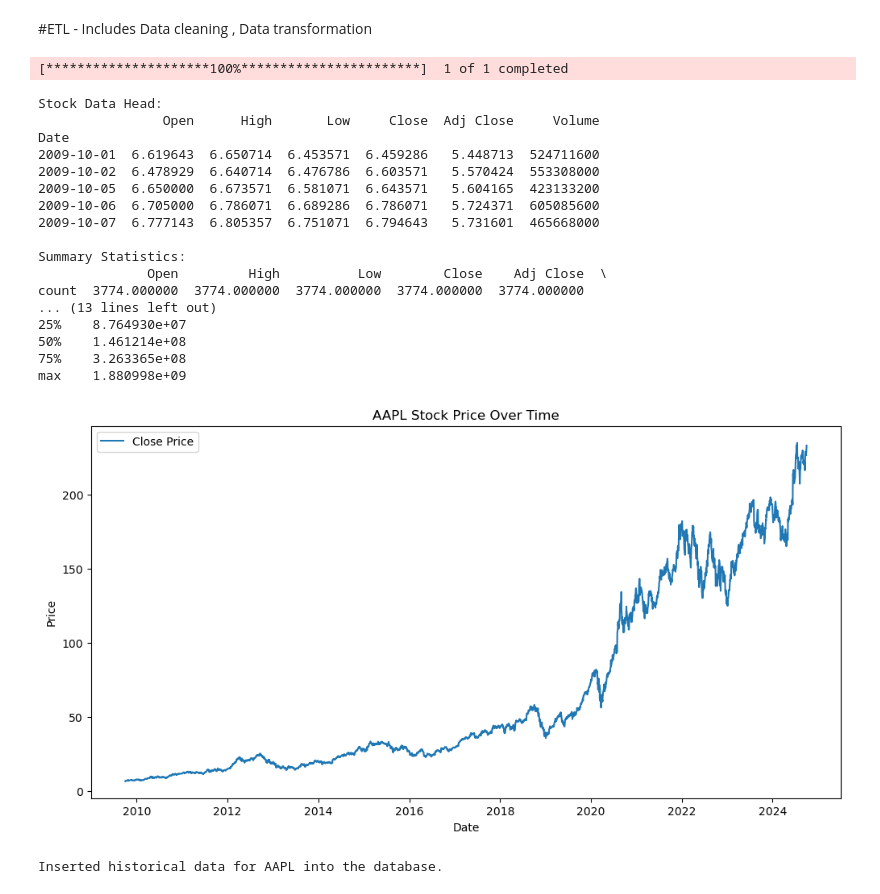
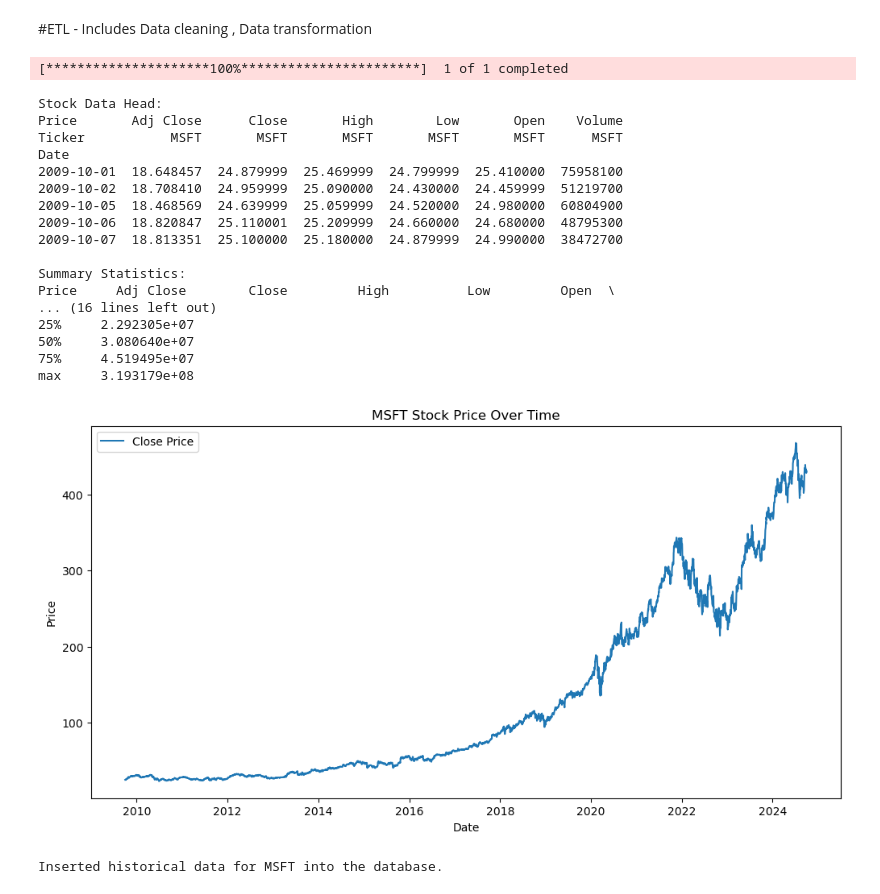
Before and after one commit to TaranArora/BI-Tool-DW, a Jupyter notebook: COSC436/notebooks/stock_analysis.ipynb, the cells around one changed output. Cells and saved outputs as stored; diff of their text form; code cells hidden in the pictures.

```diff
--- a/COSC436/notebooks/stock_analysis.ipynb
+++ b/COSC436/notebooks/stock_analysis.ipynb
@@ -326,7 +326,7 @@ Tables in schema 'finance_schema':
 
 
 # Step 2: Fetch stock data
-ticker_symbol = 'AAPL'  # Replace 'AAPL' with the desired ticker symbol
+STOCK = 'MSFT'  # Replace 'AAPL' with the desired ticker symbol
 postgres = yf.download(ticker_symbol, start='2009-10-01', end='2024-10-01')
 
 # Step 3: Perform EDA
@@ -412,47 +412,47 @@ def visualize_stock_price(postgres, ticker_symbol):
     """
     Visualize the stock price over time.
     """
     plt.figure(figsize=(12, 6))
     plt.plot(postgres['Close'], label='Close Price')
     plt.title(f'{ticker_symbol} Stock Price Over Time')
     plt.xlabel('Date')
     plt.ylabel('Price')
     plt.legend()
     plt.show()
 
 # Main execution
 if __name__ == "__main__":
-    ticker_symbol = 'AAPL'  # Replace 'AAPL' with the desired ticker symbol
+    ticker_symbol = STOCK  # Replace 'AAPL' with the desired ticker symbol
     start_date = '2009-10-01'
     end_date = '2024-10-01'
 
     # Fetch stock data
     postgres = fetch_postgres(ticker_symbol, start_date, end_date)
 
     # Perform EDA
     perform_eda(postgres)
 
     # Visualize stock price
     visualize_stock_price(postgres, ticker_symbol)
 # %% [output]
 [*********************100%***********************]  1 of 1 completed
 Stock Data Head:
-                Open      High       Low     Close  Adj Close     Volume
+Price       Adj Close      Close       High        Low       Open    Volume
+Ticker           MSFT       MSFT       MSFT       MSFT       MSFT      MSFT
 Date
-2009-10-01  6.619643  6.650714  6.453571  6.459286   5.448713  524711600
-2009-10-02  6.478929  6.640714  6.476786  6.603571   5.570424  553308000
-2009-10-05  6.650000  6.673571  6.581071  6.643571   5.604165  423133200
-2009-10-06  6.705000  6.786071  6.689286  6.786071   5.724371  605085600
-2009-10-07  6.777143  6.805357  6.751071  6.794643   5.731601  465668000
+2009-10-01  18.648457  24.879999  25.469999  24.799999  25.410000  75958100
+2009-10-02  18.708410  24.959999  25.090000  24.430000  24.459999  51219700
+2009-10-05  18.468569  24.639999  25.059999  24.520000  24.980000  60804900
+2009-10-06  18.820847  25.110001  25.209999  24.660000  24.680000  48795300
+2009-10-07  18.813351  25.100000  25.180000  24.879999  24.990000  38472700
 
 Summary Statistics:
-              Open         High          Low        Close    Adj Close  \
-count  3774.000000  3774.000000  3774.000000  3774.000000  3774.000000
-... (13 lines left out)
-25%    8.764930e+07
-50%    1.461214e+08
-75%    3.263365e+08
-max    1.880998e+09
+Price     Adj Close        Close         High          Low         Open  \
+... (16 lines left out)
+25%     2.292305e+07
+50%     3.080640e+07
+75%     4.519495e+07
+max     3.193179e+08
-[figure, old version]
+[figure, new version]
 # %%
 # Define variables
@@ -578,7 +578,7 @@ def insert_historical_data(cur, stock_id, historical_data):
             row['Bollinger_Upper']
         ))
 
-def main(stock_symbol='AAPL', start_date='2009-01-01', end_date='2023-10-01'):
+def main(stock_symbol=STOCK, start_date='2009-01-01', end_date='2023-10-01'):
     # Establish database connection
     try:
         conn = psycopg2.connect(**db_params)
@@ -612,6 +612,6 @@ def main(stock_symbol='AAPL', start_date='2009-01-01', end_date='2023-10-01'):
         print(f"Error: {e}")
 
 # Run the main function
-main(stock_symbol='AAPL', start_date='2009-01-01', end_date='2024-10-01')
+main(stock_symbol=STOCK, start_date='2009-01-01', end_date='2024-10-01')
 # %% [output]
-Inserted historical data for AAPL into the database.
+Inserted historical data for MSFT into the database.
```
Also changed, not shown: parts of 11 cells of this notebook, 4 other files.
